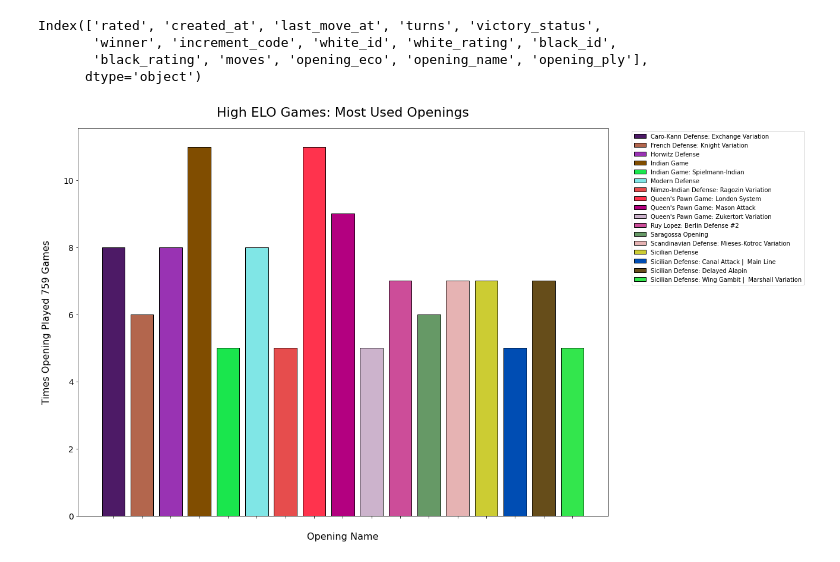
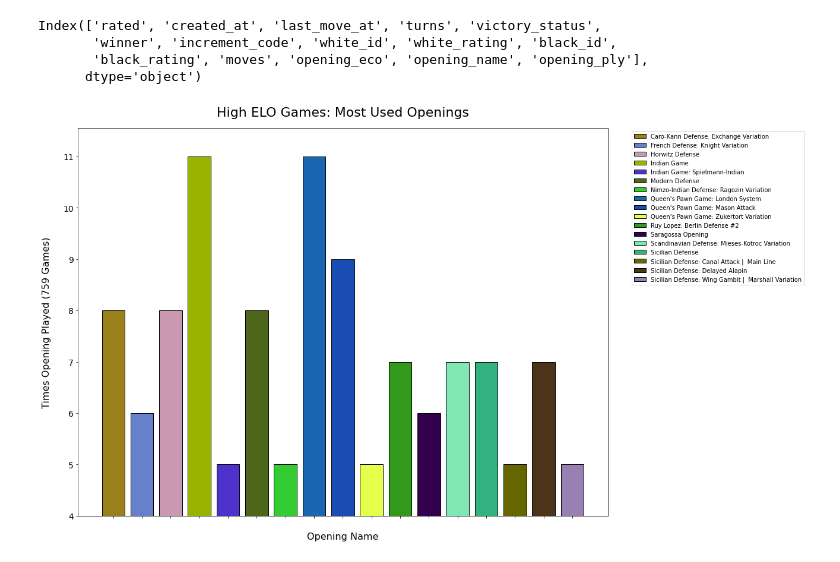
Before and after one commit to Squ4nchy/data_visualisation, a Jupyter notebook: data_visualisation.ipynb, the cells around one changed output. Saved outputs shown, nothing was run; the diff lists cells and outputs as text; code cells hidden in the pictures.

```diff
--- a/data_visualisation.ipynb
+++ b/data_visualisation.ipynb
@@ -130,29 +126,29 @@ top_openings = openings[openings > 4].sort_index()
 # %%
 fig, ax = figure_elements(16, 12, 'High ELO Games: Most Used Openings',
                           'Opening Name',
-                          f'Times Opening Played {len(high_rated)} Games')
+                          f'Times Opening Played ({len(high_rated)} Games)')
 
 # get x and y data
 points = top_openings.index
 frequency = top_openings.values
 
 # create bar chart
 # ax.bar(points, frequency)
 
 
 
 for i in range(len(points)):
     ax.bar(points[i],
            frequency[i],
            color=np.random.rand(3,).round(1),
            edgecolor='black'
           )
 
 ax.set_xticklabels([])
-
+ax.set_ylim(bottom=4)
 plt.legend(points, bbox_to_anchor=(1.04, 1), loc='upper left')
 
 plt.show()
 # %% [output]
-[figure, old version]
+[figure, new version]
 # %%
```
Also changed, not shown: parts of 6 cells of this notebook, 1 other file.
